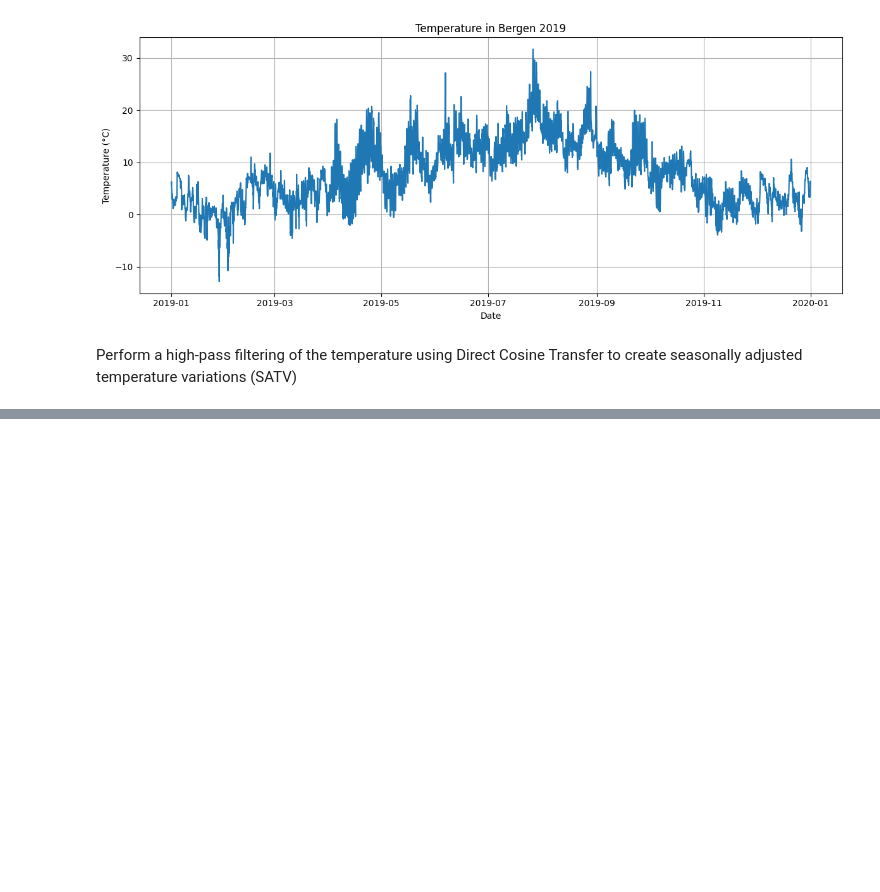
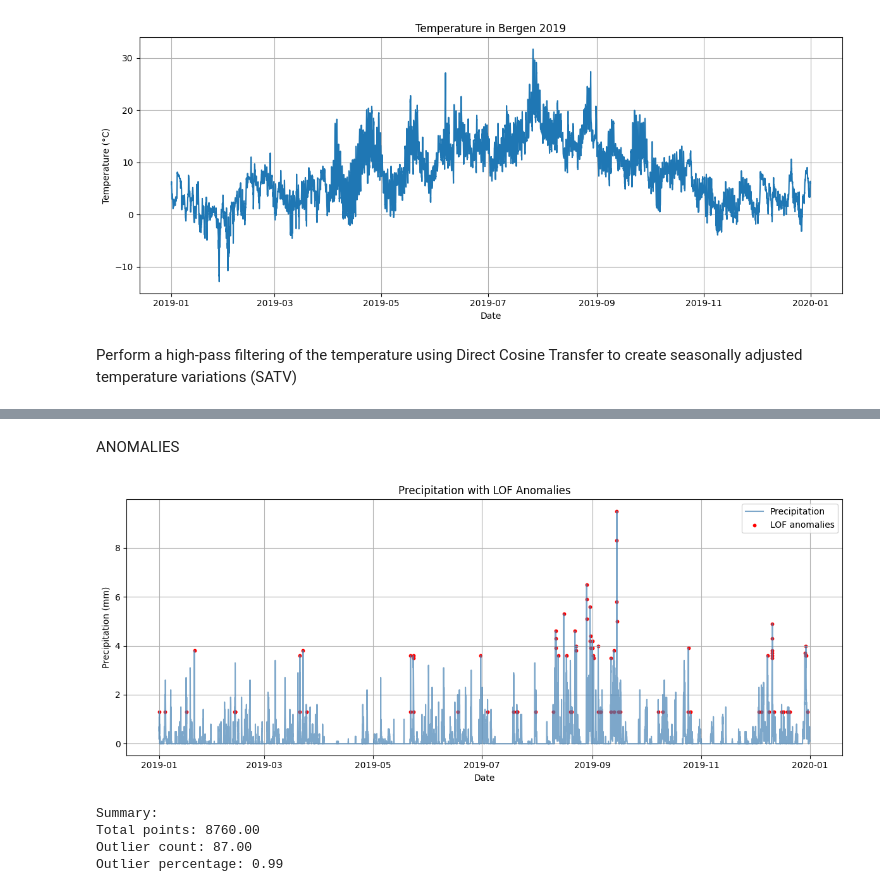
Before and after one commit to heitonn/heitonn-ind320-streamlit, a Jupyter notebook: notebooks/assignment3_notebook.ipynb, the cells around one changed output, grey strips where cells are left out. Drawn from its saved outputs; the diff is of its cells as text; code cells hidden in the pictures; blank space fills up the shorter version.

```diff
--- a/notebooks/assignment3_notebook.ipynb
+++ b/notebooks/assignment3_notebook.ipynb
@@ -335,0 +315,65 @@ Lower limit: -5.652551174163818
+# %% [markdown]
+ANOMALIES
+# %%
+from sklearn.neighbors import LocalOutlierFactor
+
+def plot_precipitation_with_lof(df, precip_col="precipitation", date_col="date",
+                                n_neighbors=50, contamination=0.01):
+    """
+    Plot precipitation over time and indicate anomalies using Local Outlier Factor.
+
+    Parameters:
+        df (pd.DataFrame): DataFrame containing precipitation and date columns
+        precip_col (str): Name of precipitation column
+        date_col (str): Name of datetime column
+        n_neighbors (int): Number of neighbors for LOF (default to 50)
+        contamination (float): Expected proportion of outliers (default 0.01 = 1%)
+
+    Returns:
+        outlier_df (pd.DataFrame): DataFrame with timestamps and precipitation of detected outliers
+    """
+
+    # Collecting and converting data
+    dates = pd.to_datetime(df[date_col])
+    X = df[precip_col].values.reshape(-1, 1)
+
+    # Anomaly detection using Local outlier factor (LOF)
+    lof = LocalOutlierFactor(n_neighbors=n_neighbors, contamination=contamination)
+    y_pred = lof.fit_predict(X)  # -1 = outlier, 1 = inlier
+    anomalies = y_pred == -1
+
+    # Creating a DataFrame with only the detected outlier rows (date and precipitation columns)
+    outlier_df = df.loc[anomalies, [date_col, precip_col]].copy()
+
+    # --- 3. Plot ---
+    plt.figure(figsize=(12,5))
+    plt.plot(dates, df[precip_col], color="steelblue", alpha=0.7, label="Precipitation")
+    plt.scatter(outlier_df[date_col], outlier_df[precip_col], color="red", s=10, label="LOF anomalies")
+    plt.xlabel("Date")
+    plt.ylabel("Precipitation (mm)")
+    plt.title("Precipitation with LOF Anomalies")
+    plt.legend()
+    plt.grid(True)
+    plt.tight_layout()
+    plt.show()
+
+    # --- 4. Summary ---
+    summary = {
+        "Total points": len(df),
+        "Outlier count": outlier_df.shape[0],
+        "Outlier percentage": 100 * outlier_df.shape[0] / len(df)
+    }
+    print("\nSummary:")
+    for k, v in summary.items():
+        print(f"{k}: {v:.2f}" if isinstance(v, (int,float)) else f"{k}: {v}")
+
+    return outlier_df
+
+# --- 5. Test function ---
+outliers = plot_precipitation_with_lof(hourly_dataframe, precip_col="precipitation", date_col="date")
+# %% [output]
+[figure, added]
+Summary:
+Total points: 8760.00
+Outlier count: 87.00
+Outlier percentage: 0.99
```
Also changed, not shown: parts of 28 cells of this notebook, 19 other files.
